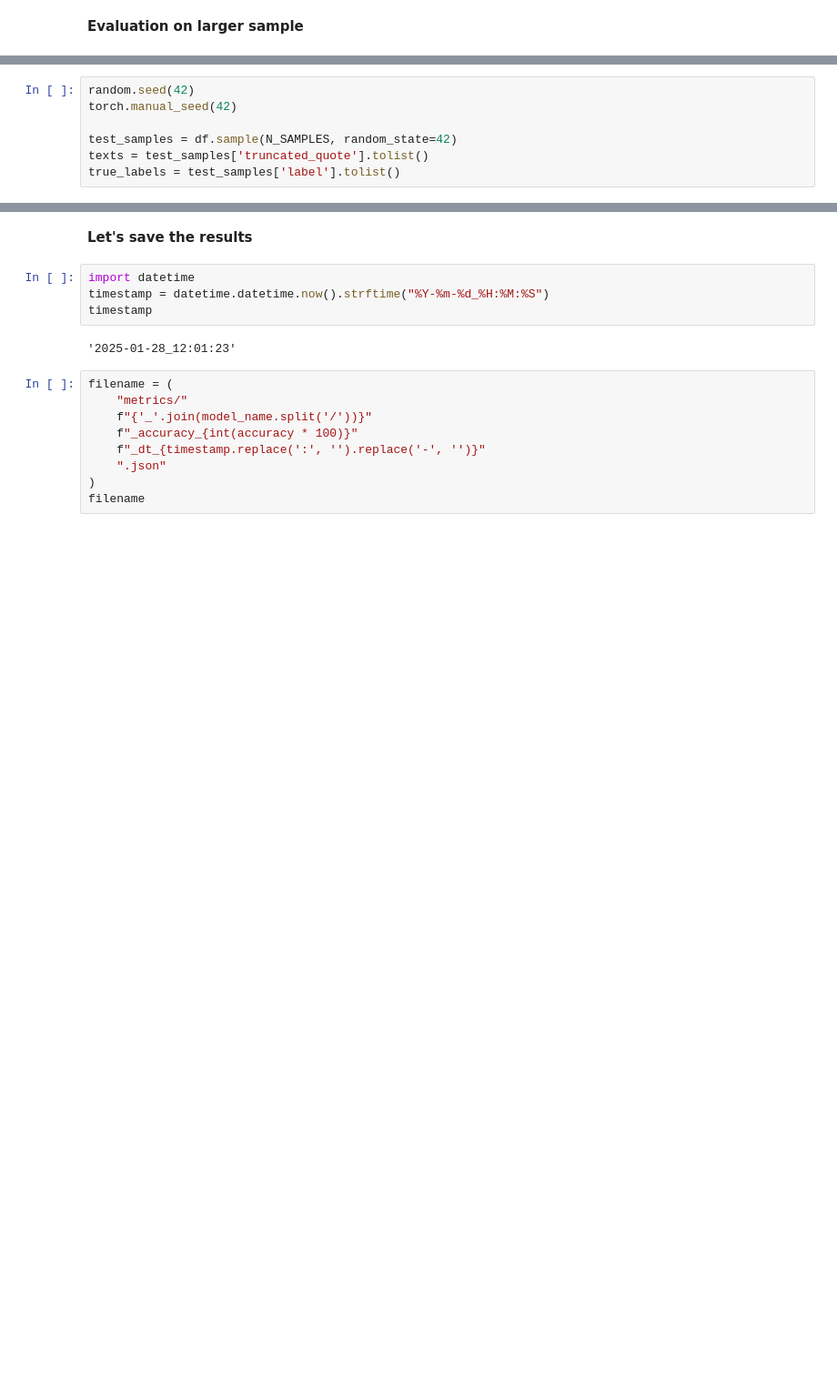
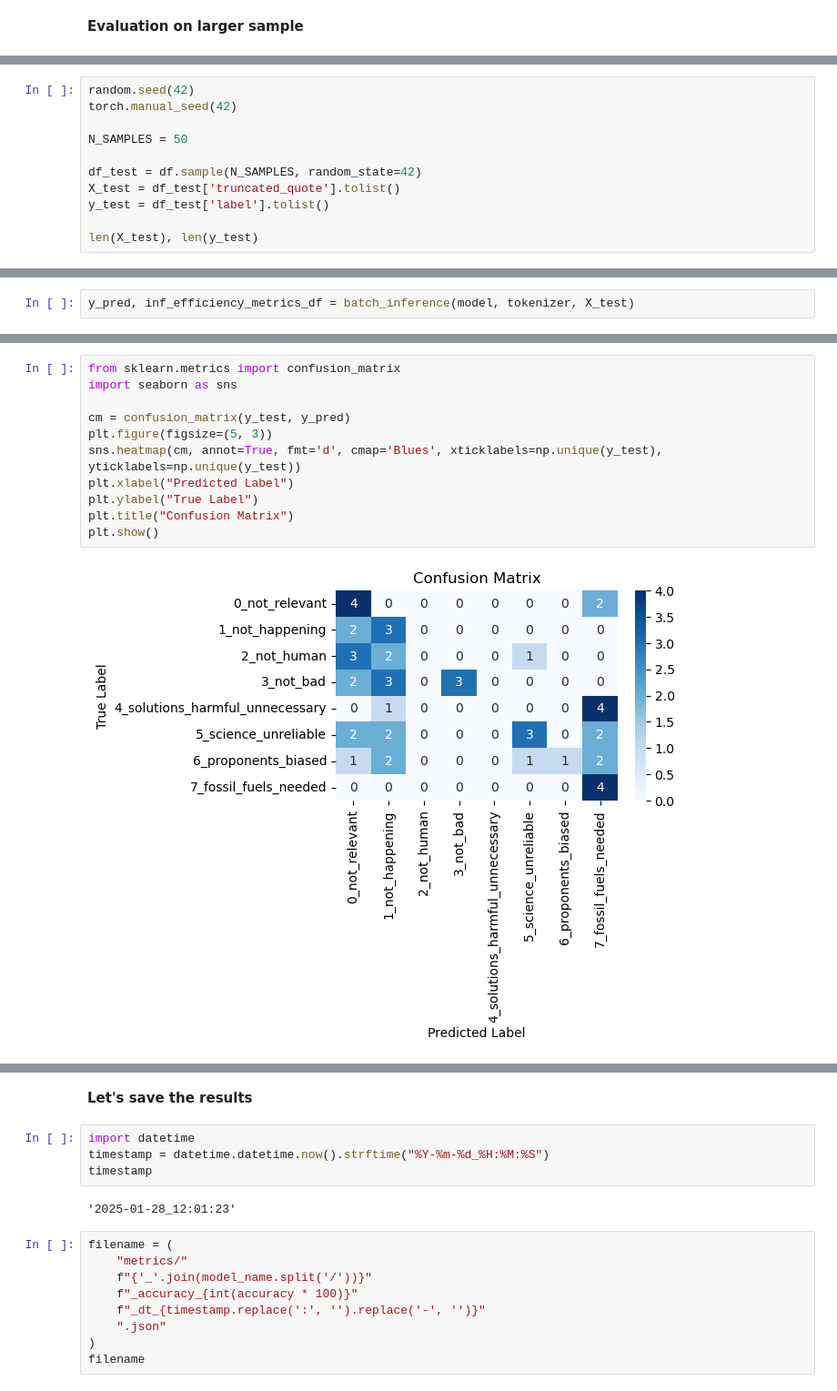
Before and after one commit to Arivima/frugal-ai-challenge, a Jupyter notebook: training/Baseline_text_LLM.ipynb, the cells around one changed output, grey strips where cells are left out. Shown: that part at 91% size. Drawn from its saved outputs; the diff is of its cells as text; blank space fills up the shorter version.

```diff
--- a/training/Baseline_text_LLM.ipynb
+++ b/training/Baseline_text_LLM.ipynb
@@ -431,6 +423,10 @@ from sklearn.metrics import precision_score, recall_score, f1_score, accuracy_sc
 random.seed(42)
 torch.manual_seed(42)
 
-test_samples = df.sample(N_SAMPLES, random_state=42)
-texts = test_samples['truncated_quote'].tolist()
-true_labels = test_samples['label'].tolist()
+N_SAMPLES = 50
+
+df_test = df.sample(N_SAMPLES, random_state=42)
+X_test = df_test['truncated_quote'].tolist()
+y_test = df_test['label'].tolist()
+
+len(X_test), len(y_test)
@@ -514 +435,3 @@ results.head()
+# %%
+y_pred, inf_efficiency_metrics_df = batch_inference(model, tokenizer, X_test)
 # %% [markdown]
@@ -516 +512,14 @@ results.head()
+# %%
+from sklearn.metrics import confusion_matrix
+import seaborn as sns
+
+cm = confusion_matrix(y_test, y_pred)
+plt.figure(figsize=(5, 3))
+sns.heatmap(cm, annot=True, fmt='d', cmap='Blues', xticklabels=np.unique(y_test), yticklabels=np.unique(y_test))
+plt.xlabel("Predicted Label")
+plt.ylabel("True Label")
+plt.title("Confusion Matrix")
+plt.show()
+# %% [output]
+[figure, added]
 # %%
```
Also changed, not shown: parts of 37 cells of this notebook, 17 other files.
